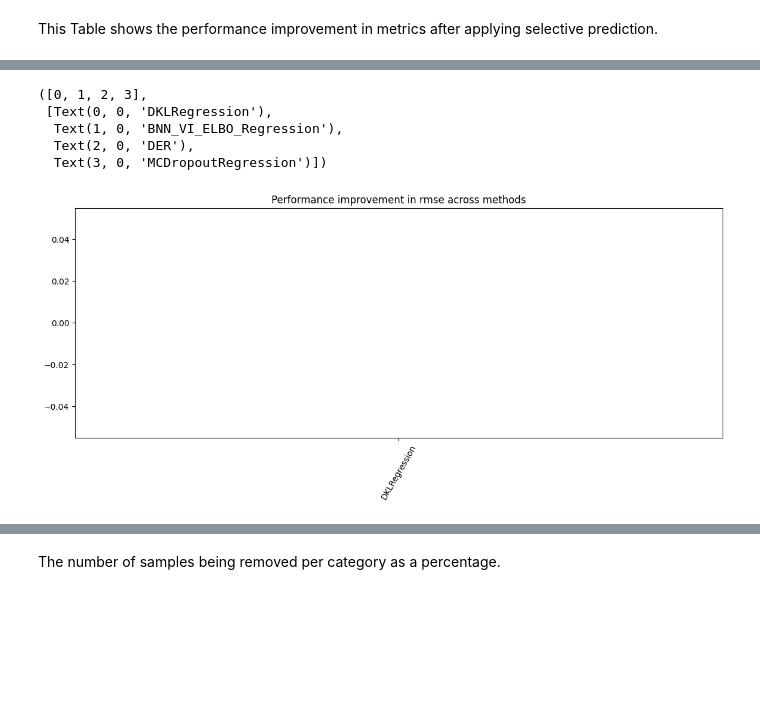
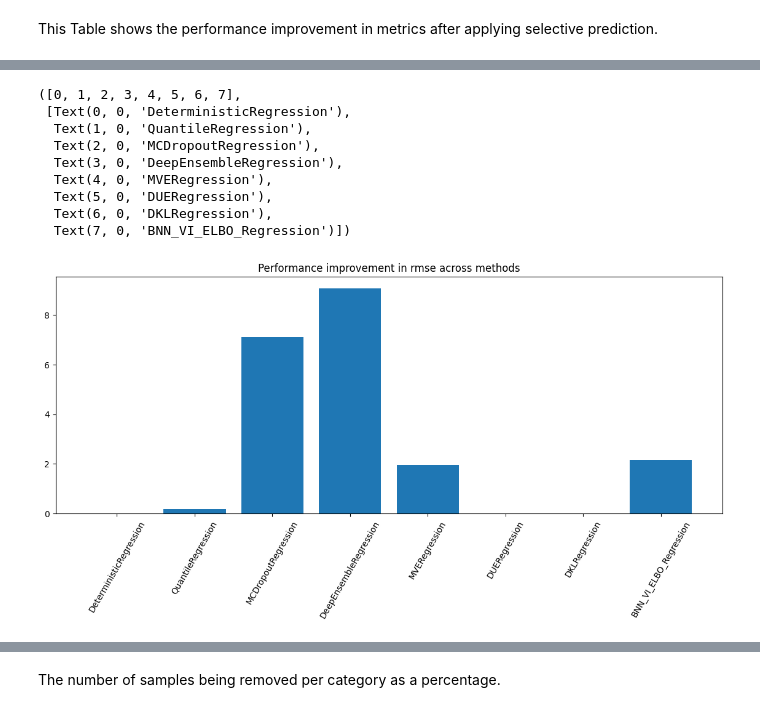
Before and after one commit to nilsleh/tropical_cyclone_uq, a Jupyter notebook: src/results_tropical.ipynb, the cells around one changed output, grey strips where cells are left out. Saved outputs shown, nothing was run; the diff lists cells and outputs as text; code cells hidden in the pictures; blank space fills up the shorter version.

```diff
--- a/src/results_tropical.ipynb
+++ b/src/results_tropical.ipynb
@@ -107,7 +169,7 @@ def compute_overview_df(paths):
         date = datetime.strptime(date_str, '%m-%d-%Y')
         # exp_dict["date"] = datetime.strptime(date_string, datetime_format)
         exp_dict["pred_path"] = path
-        exp_dict["conf_path"] = path.replace("predictions.csv", "config.yaml")
+        exp_dict["conf_path"] = path.replace("preds.csv", "config.yaml")
         exp_dict["metric_path"] = os.path.join(os.path.dirname(path), "csv_logs", "version_0", "metrics.csv")
         overview_df = pd.concat([overview_df, pd.DataFrame(exp_dict, index=[idx])])
 
@@ -140,16 +210,19 @@ def compute_metrics_for_predictions(csv_path: str, selective_pred: bool, normali
     pred_df = pd.read_csv(csv_path)
 
     # get normalization parameters
-    TARGET_MEAN, TARGET_STD = get_target_normalization_params(OmegaConf.load(os.path.join(os.path.dirname(csv_path), "config.yaml")))
+    TARGET_MEAN, TARGET_STD = NORMALIZATION_PARAMS[os.path.dirname(csv_path)]["target_mean"], NORMALIZATION_PARAMS[os.path.dirname(csv_path)]["target_std"]
 
     # unnormalize data
     if not normalized:
         pred_df["pred"] = (pred_df["pred"] * TARGET_STD) + TARGET_MEAN
         pred_df["target"] = (pred_df["target"] * TARGET_STD) + TARGET_MEAN
 
-    pred_df['storm_category'] = pd.cut(pred_df['target'], bins=bins, labels=labels, right=False)
+    bin_edges = [0] + [v[1] for v in CLASS_BINS.values()]
+
+    # Apply the storm category
+    pred_df['storm_category'] = pd.cut(pred_df['target'], bins=bin_edges, labels=CLASS_LABELS, right=False)
     # count number of observations per category
-    count_per_cat = pred_df.groupby("storm_category")["pred"].count()
+    count_per_cat = pred_df.groupby("storm_category", observed=False)["pred"].count()
 
     if "pred_uct" in pred_df.columns:
 
@@ -160,7 +233,7 @@ def compute_metrics_for_predictions(csv_path: str, selective_pred: bool, normali
             # Filter the DataFrame to exclude the top 10% highest values
             pred_df = pred_df[pred_df["pred_uct"] <= SELECTIVE_THRESH]
             # number of observations per category afterwards
-            count_per_cat = pred_df.groupby("storm_category")["pred"].count()
+            count_per_cat = pred_df.groupby("storm_category", observed=False)["pred"].count()
 
         if len(pred_df) > 0:
             uq_metrics = uct.metrics.get_all_metrics(
@@ -203,19 +276,27 @@ def compute_metrics_for_predictions(csv_path: str, selective_pred: bool, normali
 
     # count
     count_df = pd.DataFrame(count_per_cat).transpose().reset_index()
-    count_df = count_df[["1", "2", "3", "4", "5"]]
-    count_df.columns = count_cols
+    count_df = count_df[count_df.columns.intersection(CLASS_LABELS)]
     count_df["count_total"] = count_df.sum(axis=1)
     df = pd.concat([df, count_df], axis=1)
-
     return df
 # %%
+def compute_metrics_for_predictions_wrapper(path, selective_pred, normalised):
+    try:
+        return compute_metrics_for_predictions(path, selective_pred, normalised)
+    except Exception as e:
+        print(f"Error processing {path}: {e}")
+        return None
+
 def compute_uncertainty_df(overview_df):
     def parallel_process(paths: List[str], num_processes: int, selective_pred: bool, normalised: bool):
         # Create a multiprocessing pool with the specified number of processes
         pool = Pool(processes=num_processes)
         # Map the paths to the process_path function and execute in parallel
-        result_dfs = pool.starmap(compute_metrics_for_predictions, [(path, selective_pred, normalised) for path in paths])
+        # result_dfs = pool.starmap(compute_metrics_for_predictions, [(path, selective_pred, normalised) for path in paths])
+        results = pool.starmap(compute_metrics_for_predictions_wrapper, [(path, selective_pred, normalised) for path in paths])
+        # Filter out None results
+        result_dfs = [result for result in results if result is not None]
         # Close the pool of processes
         pool.close()
         # Combine the resulting DataFrames into a single DataFrame
@@ -295,15 +387,19 @@ display(diff_df[diff_df["split"]=="preds"][["uqmethod", "split", "nll", "sharp",
 # %%
 metric = "rmse"
 diff_train = diff_df[diff_df["split"]=="preds_train"].reset_index(drop=True)
-diff_test = diff_df[diff_df["split"]=="preds"].reset_index(drop=True)
+diff_test = diff_df[diff_df["split"]=="preds_val"].reset_index(drop=True)
 fig, ax = plt.subplots(1)
 ax.bar(diff_test["uqmethod"].values, diff_test[metric].values)
 plt.title(f"Performance improvement in {metric} across methods")
 plt.xticks(rotation=60)
 # %% [output]
-([0, 1, 2, 3],
- [Text(0, 0, 'DKLRegression'),
-  Text(1, 0, 'BNN_VI_ELBO_Regression'),
-  Text(2, 0, 'DER'),
-  Text(3, 0, 'MCDropoutRegression')])
+([0, 1, 2, 3, 4, 5, 6, 7],
+ [Text(0, 0, 'DeterministicRegression'),
+  Text(1, 0, 'QuantileRegression'),
+  Text(2, 0, 'MCDropoutRegression'),
+  Text(3, 0, 'DeepEnsembleRegression'),
+  Text(4, 0, 'MVERegression'),
+  Text(5, 0, 'DUERegression'),
+  Text(6, 0, 'DKLRegression'),
+  Text(7, 0, 'BNN_VI_ELBO_Regression')])
-[figure, old version]
+[figure, new version]
```
Also changed, not shown: parts of 31 cells of this notebook, 3 other files.
